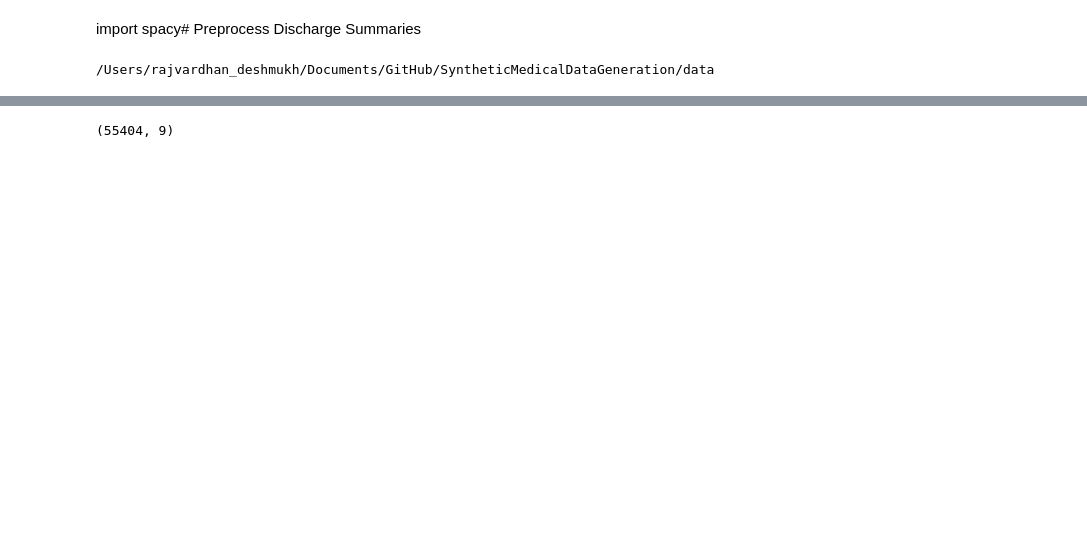
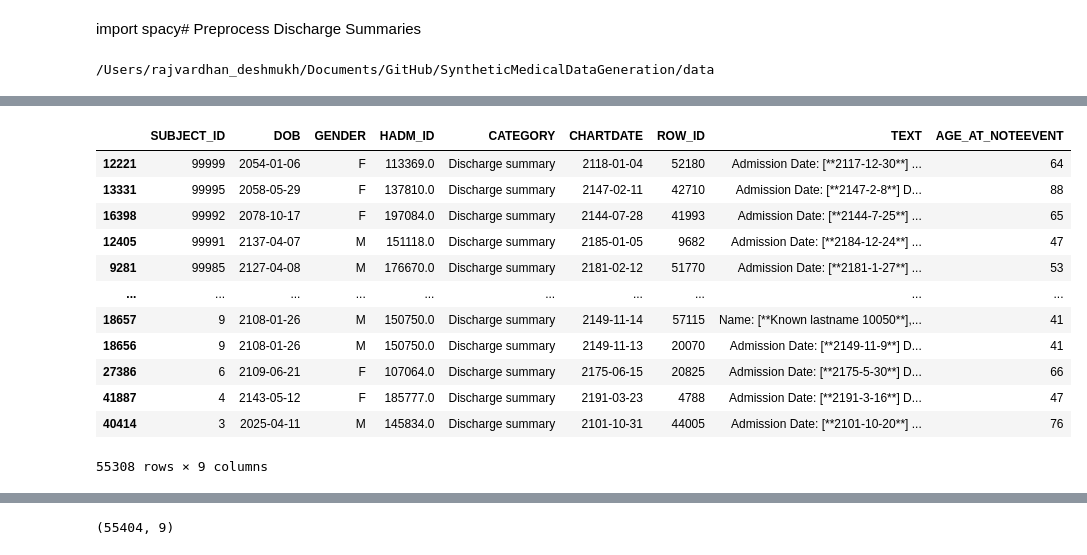
Before and after one commit to nehalb123/SyntheticMedicalDataGeneration, a Jupyter notebook: experimentalSetup/data_preprocessing&splitting.ipynb, the cells around one changed output, grey strips where cells are left out. Drawn from its saved outputs; the diff is of its cells as text; code cells hidden in the pictures; blank space fills up the shorter version.

```diff
--- a/pre-process files/03_preprocess_discharge_summaries.ipynb
+++ b/experimentalSetup/data_preprocessing&splitting.ipynb
@@ -98,0 +48,40 @@ df.head(20)
+# %%
+patients_table = pd.read_sql_query('''
+            SELECT DISTINCT "SUBJECT_ID", "DOB", "GENDER"
+            FROM "PATIENTS"
+            ''',cnx)
+
+ne_table = pd.read_sql_query('''
+            SELECT "SUBJECT_ID", "HADM_ID", "CATEGORY", "CHARTDATE", "ROW_ID", "TEXT"
+            FROM "NOTEEVENTS" n
+            WHERE n."CATEGORY" = 'Discharge summary'
+            -- GROUP BY "SUBJECT_ID", "HADM_ID"
+            ''',cnx)
+
+
+patients_ne = pd.merge(patients_table,ne_table, on=["SUBJECT_ID"])
+# %%
+patients_ne["CHARTDATE"] =  pd.to_datetime(patients_ne["CHARTDATE"].apply(lambda x: parser.parse(x))).dt.date
+patients_ne["DOB"] = pd.to_datetime(patients_ne["DOB"].apply(lambda x: parser.parse(x))).dt.date
+
+patients_ne['AGE_AT_NOTEEVENT'] = patients_ne.apply(lambda e: (e['CHARTDATE'] - e['DOB']).days//365,
+                                                    axis=1)
+
+patients_ne = patients_ne[patients_ne['AGE_AT_NOTEEVENT'] >= 18]
+
+patients_ne = patients_ne.sort_values(by=["SUBJECT_ID", "CHARTDATE"],ascending=False)
+patients_ne
+# %% [output]
+|  | SUBJECT_ID | DOB | GENDER | HADM_ID | CATEGORY | CHARTDATE | ROW_ID | TEXT | AGE_AT_NOTEEVENT |
+| 12221 | 99999 | 2054-01-06 | F | 113369.0 | Discharge summary | 2118-01-04 | 52180 | Admission Date: [**2117-12-30**] ... | 64 |
+| 13331 | 99995 | 2058-05-29 | F | 137810.0 | Discharge summary | 2147-02-11 | 42710 | Admission Date: [**2147-2-8**] D... | 88 |
+| 16398 | 99992 | 2078-10-17 | F | 197084.0 | Discharge summary | 2144-07-28 | 41993 | Admission Date: [**2144-7-25**] ... | 65 |
+| 12405 | 99991 | 2137-04-07 | M | 151118.0 | Discharge summary | 2185-01-05 | 9682 | Admission Date: [**2184-12-24**] ... | 47 |
+| 9281 | 99985 | 2127-04-08 | M | 176670.0 | Discharge summary | 2181-02-12 | 51770 | Admission Date: [**2181-1-27**] ... | 53 |
+| ... | ... | ... | ... | ... | ... | ... | ... | ... | ... |
+| 18657 | 9 | 2108-01-26 | M | 150750.0 | Discharge summary | 2149-11-14 | 57115 | Name: [**Known lastname 10050**],... | 41 |
+| 18656 | 9 | 2108-01-26 | M | 150750.0 | Discharge summary | 2149-11-13 | 20070 | Admission Date: [**2149-11-9**] D... | 41 |
+| 27386 | 6 | 2109-06-21 | F | 107064.0 | Discharge summary | 2175-06-15 | 20825 | Admission Date: [**2175-5-30**] D... | 66 |
+| 41887 | 4 | 2143-05-12 | F | 185777.0 | Discharge summary | 2191-03-23 | 4788 | Admission Date: [**2191-3-16**] D... | 47 |
+| 40414 | 3 | 2025-04-11 | M | 145834.0 | Discharge summary | 2101-10-31 | 44005 | Admission Date: [**2101-10-20**] ... | 76 |
+55308 rows × 9 columns
```
Also changed, not shown: parts of 29 cells of this notebook, 20 other files.
